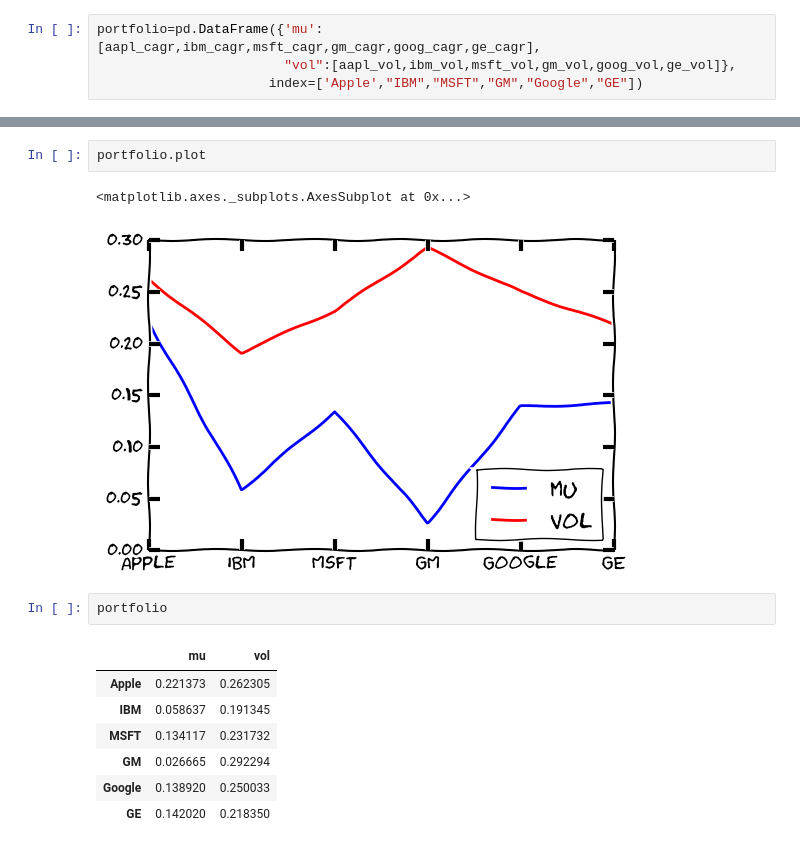
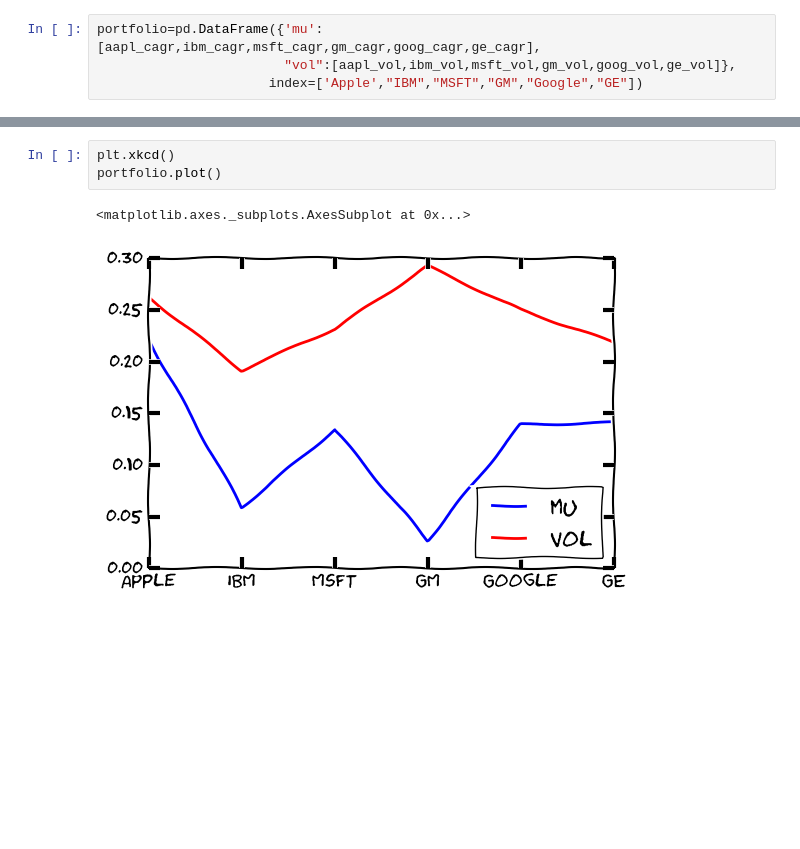
Before and after one commit to vtisza/portfolinfo, a Jupyter notebook: portfolio_returns.ipynb, the cells around one changed output, grey strips where cells are left out. Cells and saved outputs as stored; diff of their text form; blank space fills up the shorter version.

```diff
--- a/portfolio_returns.ipynb
+++ b/portfolio_returns.ipynb
@@ -62,17 +64,8 @@ portfolio
-# %%
-portfolio.plot
-# %% [output]
-<matplotlib.axes._subplots.AxesSubplot at 0x...>
-[figure, removed]
-# %%
-portfolio
-# %% [output]
-|  | mu | vol |
-| Apple | 0.221373 | 0.262305 |
-| IBM | 0.058637 | 0.191345 |
-| MSFT | 0.134117 | 0.231732 |
-| GM | 0.026665 | 0.292294 |
-| Google | 0.138920 | 0.250033 |
-| GE | 0.142020 | 0.218350 |
+# %%
+plt.xkcd()
+portfolio.plot()
+# %% [output]
+<matplotlib.axes._subplots.AxesSubplot at 0x...>
+[figure, added]
 # %%
 label=portfolio.index.values
```
Also changed, not shown: parts of 15 cells of this notebook.
